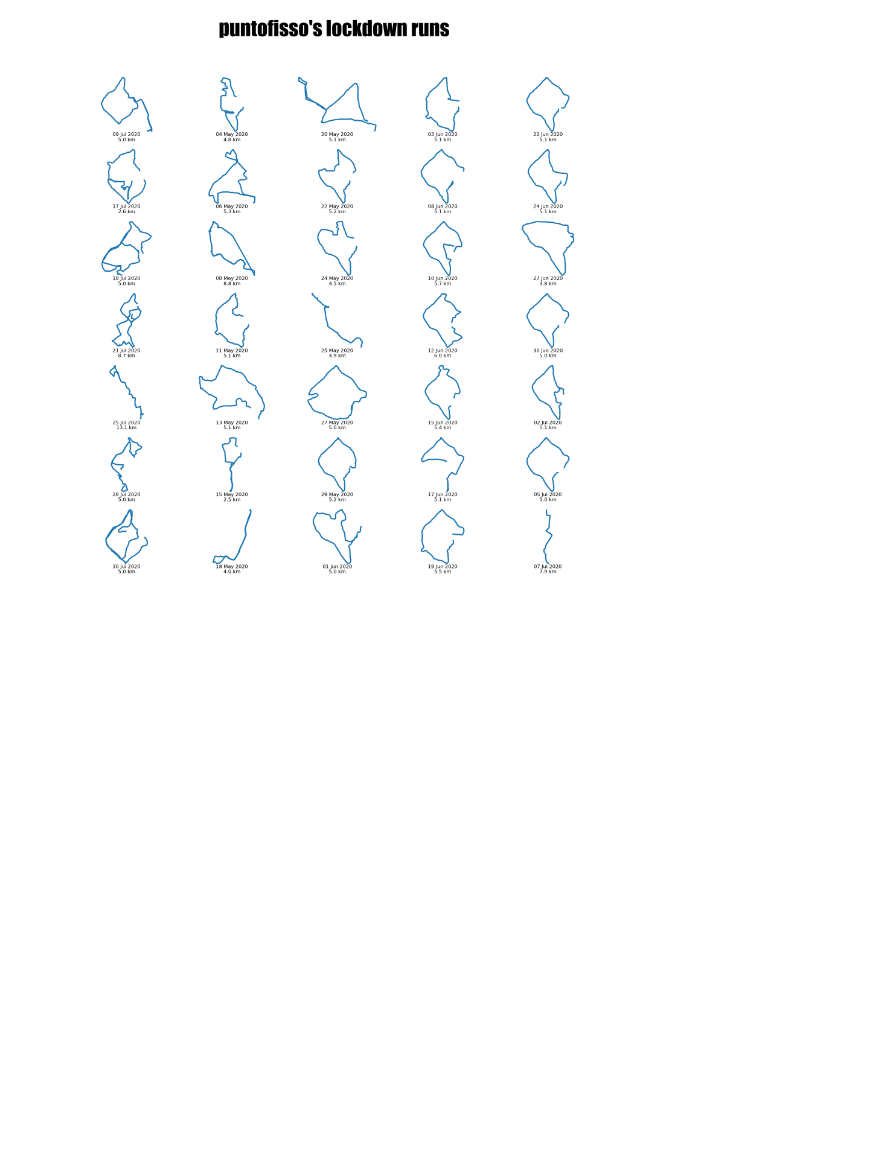
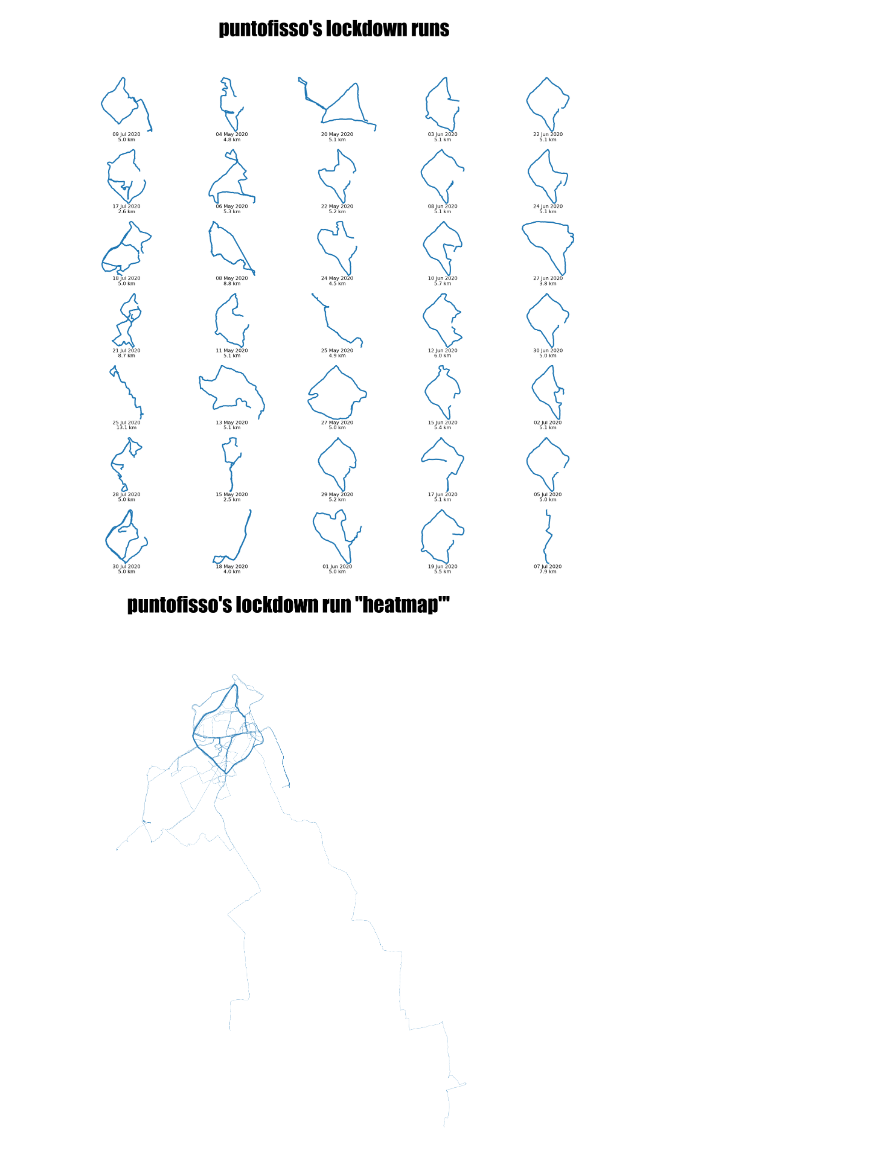
Before and after one commit to puntofisso/Strava, a Jupyter notebook: Strava.ipynb, the cells around one changed output. Saved outputs shown, nothing was run; the diff lists cells and outputs as text; code cells hidden in the pictures; blank space fills up the shorter version.

Commit message:
Added 'heatmap' like function

```diff
--- a/Strava.ipynb
+++ b/Strava.ipynb
@@ -136,3 +136,45 @@ plt.savefig('printfig.png', dpi=300, format='png', metadata=None, bbox_extra_art
 plt.show()
 # %% [output]
 [figure]
+# %%
+# Heatmap-like on one single plot
+# TODO: there must be better, more mathematical ways of doing this
+
+# General chart settings
+
+# These four lines create the grid and make it as big as the screen
+# Note: 1x1 grid, but you don't need to do it this way (just porting the code above)
+columns=1
+rows=1
+px = 1/plt.rcParams['figure.dpi']  # pixel in inches
+fig, axs = plt.subplots(columns,rows,figsize=(1800*px, 1800*px))
+# Chart title settings
+fdct = {'color': 'k', 'fontsize': 50, 'fontweight': 3, 'family': 'Impact'}
+st = fig.suptitle("puntofisso's lockdown run \"heatmap'\"", y=1.05, **fdct)
+# This gives the chart a better grid setting
+fig.tight_layout()
+
+
+
+for index, row in activities_lockdown.iterrows():
+
+    # select the file for each activity
+    file = "strava/activities/" + str(row['Activity ID']) + ".gpx"
+    gdf = gpd.read_file(file, layer='tracks')
+
+    # Settings of each plot in the grid, by passing axes
+    thisax = axs
+    thisax.xaxis.set_visible(False)
+    thisax.yaxis.set_visible(False)
+    thisax.invert_yaxis()
+
+    # Settings for each plot in the grid
+    thisax.spines[['right', 'top', 'left', 'bottom']].set_visible(False)
+
+    gdf.plot( ax=thisax, linewidth=0.3 )
+
+
+plt.savefig('printfig.png', dpi=300, format='png', metadata=None, bbox_extra_artists=[st], bbox_inches='tight') # must come before show
+plt.show()
+# %% [output]
+[figure, added]
```
Also changed, not shown: parts of 1 cell of this notebook.
